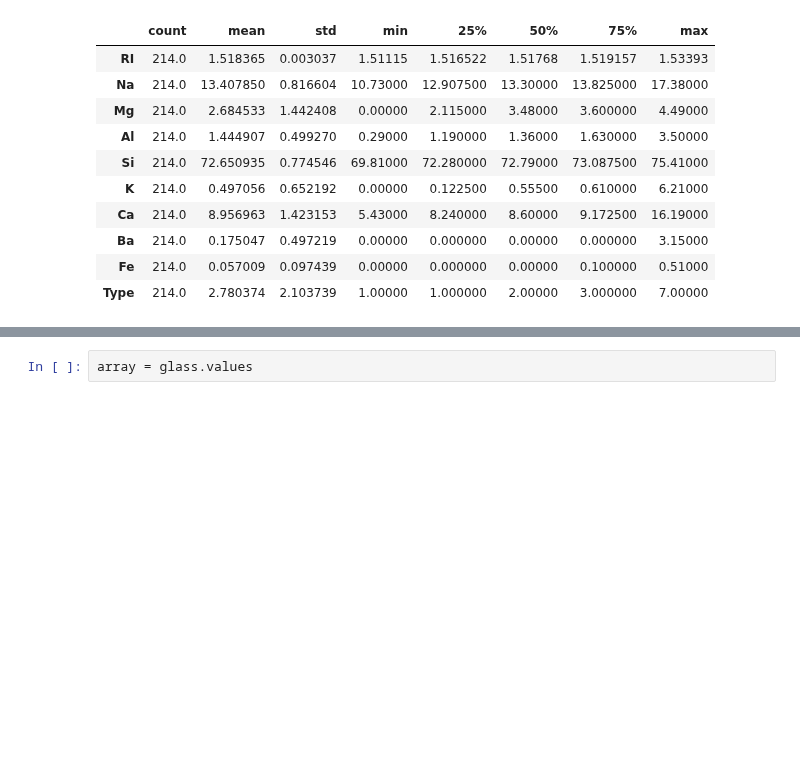
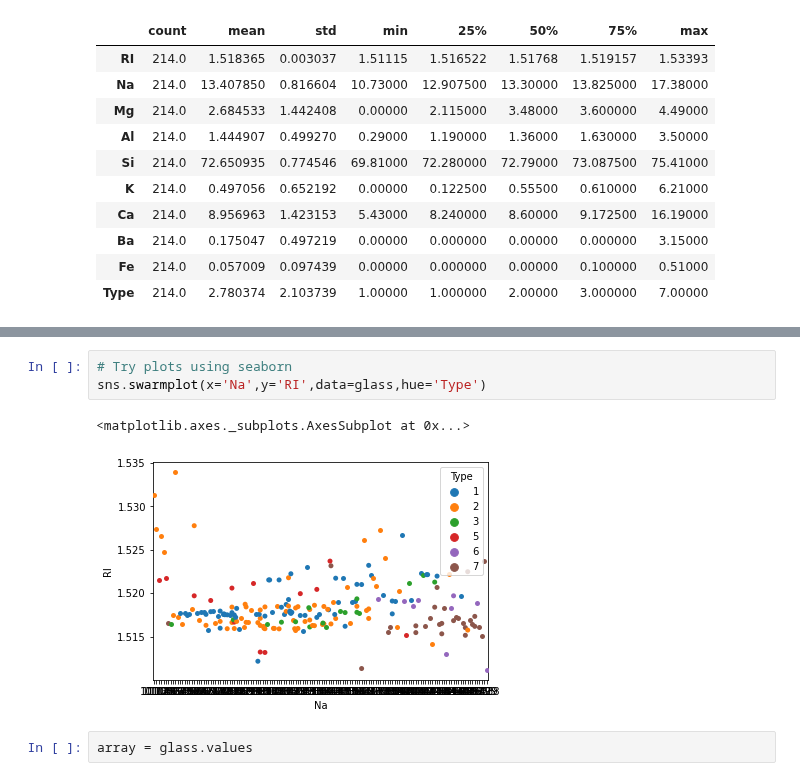
Before and after one commit to Bhavin52/Assignment, a Jupyter notebook: KNN_Q2.ipynb, the cells around one changed output, grey strips where cells are left out. Cells and saved outputs as stored; diff of their text form; blank space fills up the shorter version.

```diff
--- a/KNN_Q2.ipynb
+++ b/KNN_Q2.ipynb
@@ -35,3 +58,9 @@ glass.describe().T
+# %%
+# Try plots using seaborn
+sns.swarmplot(x='Na',y='RI',data=glass,hue='Type')
+# %% [output]
+<matplotlib.axes._subplots.AxesSubplot at 0x...>
+[figure, added]
 # %%
 array = glass.values
 # %%
```
Also changed, not shown: parts of 4 cells of this notebook.
